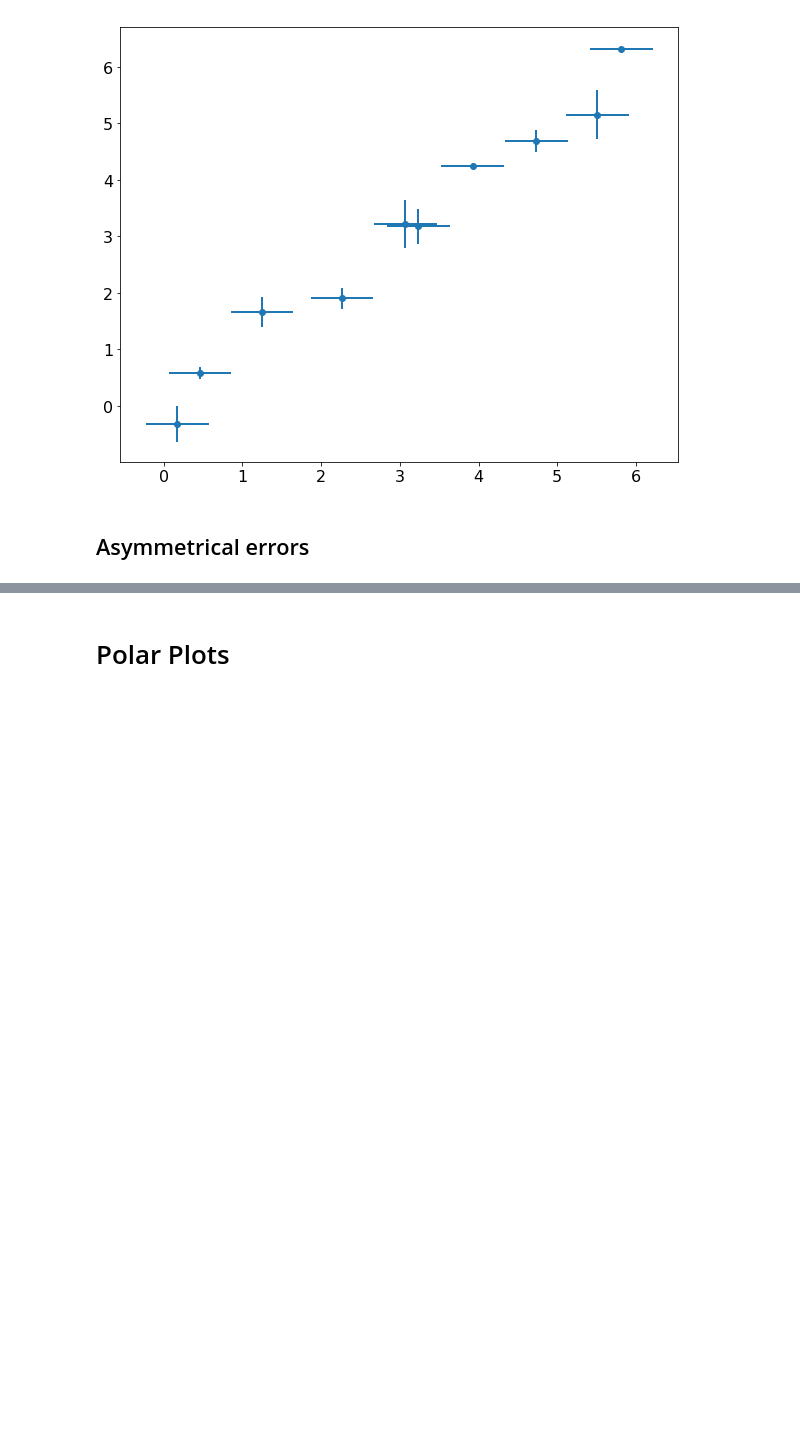
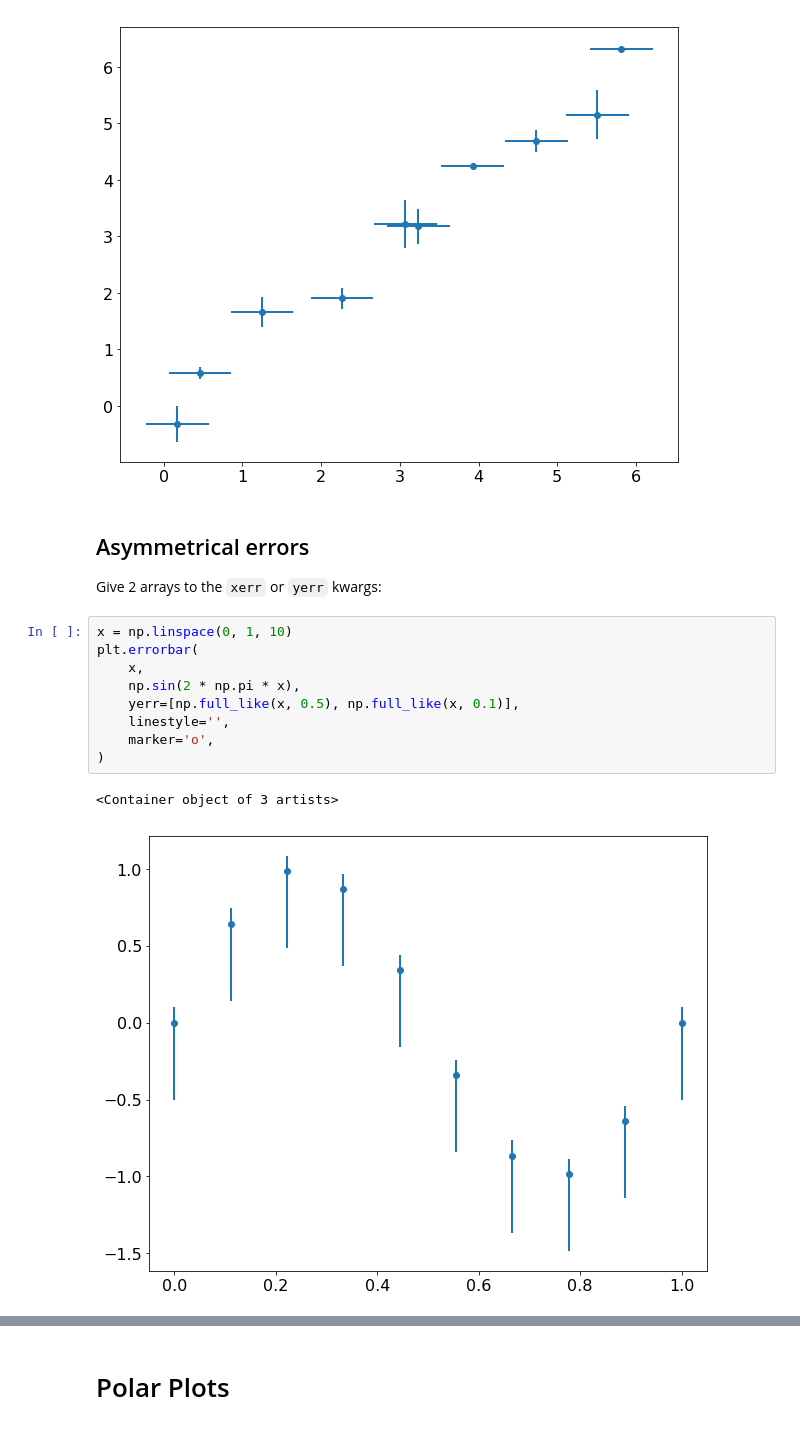
Before and after one commit to Python4AstronomersAndParticlePhysicists/PythonWorkshop-ICE, a Jupyter notebook: notebooks/05_01_matplotlib.ipynb, the cells around one changed output, grey strips where cells are left out. Saved outputs shown, nothing was run; the diff lists cells and outputs as text; blank space fills up the shorter version.

```diff
--- a/notebooks/05_01_matplotlib.ipynb
+++ b/notebooks/05_01_matplotlib.ipynb
@@ -280,6 +320,20 @@ plt.errorbar(x + errX, x + errY, xerr=0.4, yerr=errY, fmt='o');
 # %% [markdown]
 <a id=asym_errors></a>
 ## Asymmetrical errors
+
+Give 2 arrays to the `xerr` or `yerr` kwargs:
+# %%
+x = np.linspace(0, 1, 10)
+plt.errorbar(
+    x,
+    np.sin(2 * np.pi * x),
+    yerr=[np.full_like(x, 0.5), np.full_like(x, 0.1)],
+    linestyle='',
+    marker='o',
+)
+# %% [output]
+<Container object of 3 artists>
+[figure, added]
 # %% [markdown]
 <a id=upper_limits></a>
 ## Upper and lower limits
```
Also changed, not shown: parts of 11 cells of this notebook.
